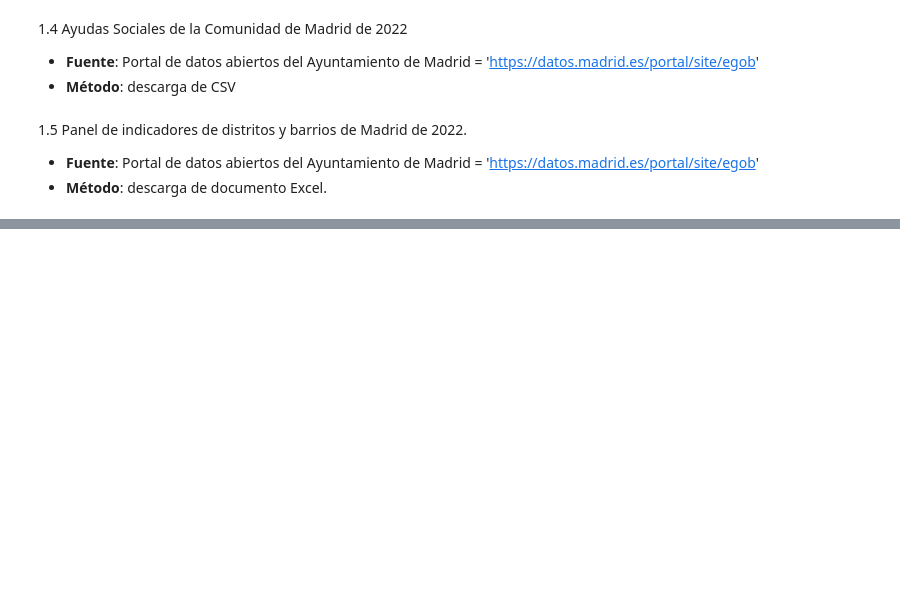
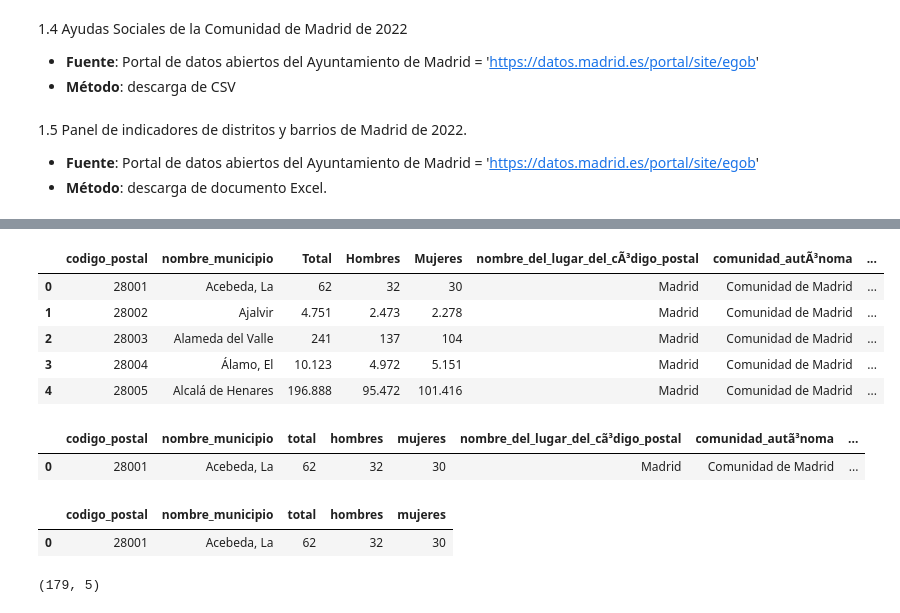
Before and after one commit to BeaZatarain/ETL-Project, a Jupyter notebook: Extracción y Limpieza de Datos.ipynb, the cells around one changed output, grey strips where cells are left out. Cells and saved outputs as stored; diff of their text form; code cells hidden in the pictures; blank space fills up the shorter version.

```diff
--- a/Extracción y Limpieza de Datos.ipynb
+++ b/Extracción y Limpieza de Datos.ipynb
@@ -120,0 +230,2 @@ cp_madrid.to_csv('../ETL-Project/data/cp_madrid.csv', index = False)
+# %%
+poblacion_ordenada.rename_axis(index=None, inplace=True)
@@ -120,0 +241,2 @@ cp_madrid.to_csv('../ETL-Project/data/cp_madrid.csv', index = False)
+# %%
+poblacion_ordenada.reset_index(drop=True, inplace=True)
@@ -120,0 +256,5 @@ cp_madrid.to_csv('../ETL-Project/data/cp_madrid.csv', index = False)
+# %%
+cpmadrid_ori = pd.read_csv('../ETL-Project/data/cp_madrid.csv',
+                                  encoding = 'latin1', on_bad_lines='skip',sep=',')
+
+cpmadrid = cpmadrid_ori.copy()
@@ -120,0 +303,20 @@ cp_madrid.to_csv('../ETL-Project/data/cp_madrid.csv', index = False)
+# %%
+poblacion_ordenada['codigo_postal'] = poblacion_ordenada['codigo_postal'].astype(int)
+
+poblacion_completa = poblacion_ordenada.merge(cpmadrid, left_on='codigo_postal', right_on='codigo_postal', how='left')
+# %%
+poblacion_completa.head()
+# %% [output]
+|  | codigo_postal | nombre_municipio | Total | Hombres | Mujeres | nombre_del_lugar_del_cÃ³digo_postal | comunidad_autÃ³noma | ... |
+| 0 | 28001 | Acebeda, La | 62 | 32 | 30 | Madrid | Comunidad de Madrid | ... |
+| 1 | 28002 | Ajalvir | 4.751 | 2.473 | 2.278 | Madrid | Comunidad de Madrid | ... |
+| 2 | 28003 | Alameda del Valle | 241 | 137 | 104 | Madrid | Comunidad de Madrid | ... |
+| 3 | 28004 | Álamo, El | 10.123 | 4.972 | 5.151 | Madrid | Comunidad de Madrid | ... |
+| 4 | 28005 | Alcalá de Henares | 196.888 | 95.472 | 101.416 | Madrid | Comunidad de Madrid | ... |
+# %%
+poblacion_completa.columns = [e.lower(). replace(' ', '_') for e in poblacion_completa]
+
+poblacion_completa.head(1)
+# %% [output]
+|  | codigo_postal | nombre_municipio | total | hombres | mujeres | nombre_del_lugar_del_cã³digo_postal | comunidad_autã³noma | ... |
+| 0 | 28001 | Acebeda, La | 62 | 32 | 30 | Madrid | Comunidad de Madrid | ... |
@@ -120,0 +325,9 @@ cp_madrid.to_csv('../ETL-Project/data/cp_madrid.csv', index = False)
+# %%
+poblacion_completa.head(1)
+# %% [output]
+|  | codigo_postal | nombre_municipio | total | hombres | mujeres |
+| 0 | 28001 | Acebeda, La | 62 | 32 | 30 |
+# %%
+poblacion_completa.shape
+# %% [output]
+(179, 5)
```
Also changed, not shown: parts of 38 cells of this notebook.
